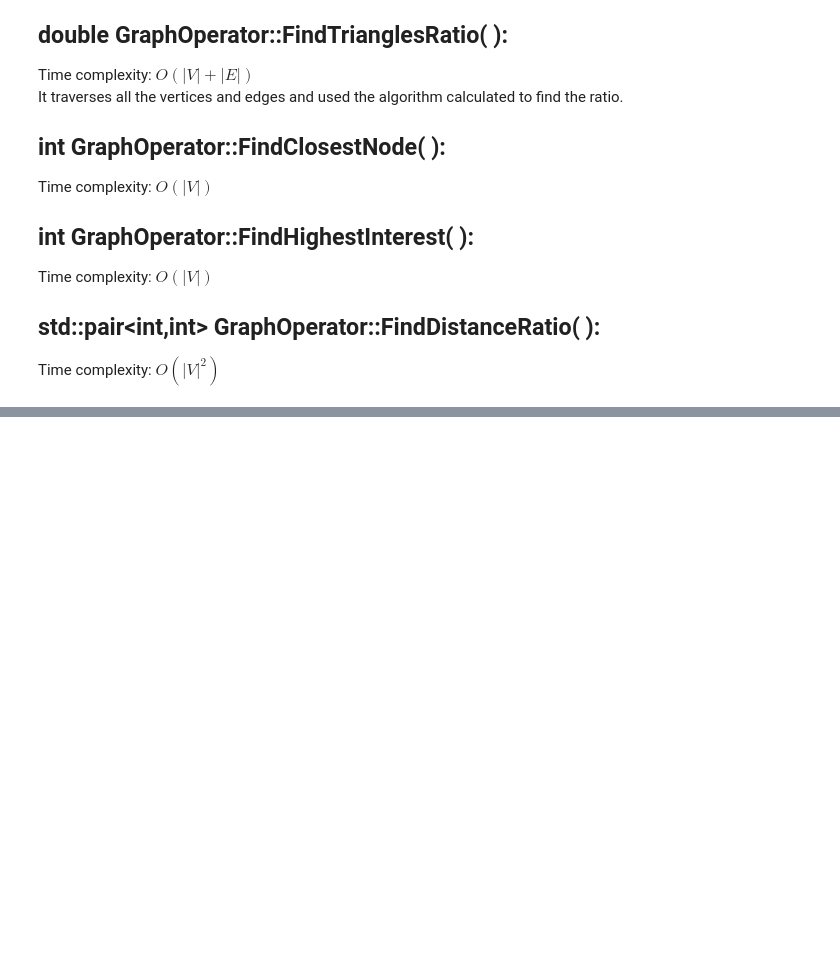
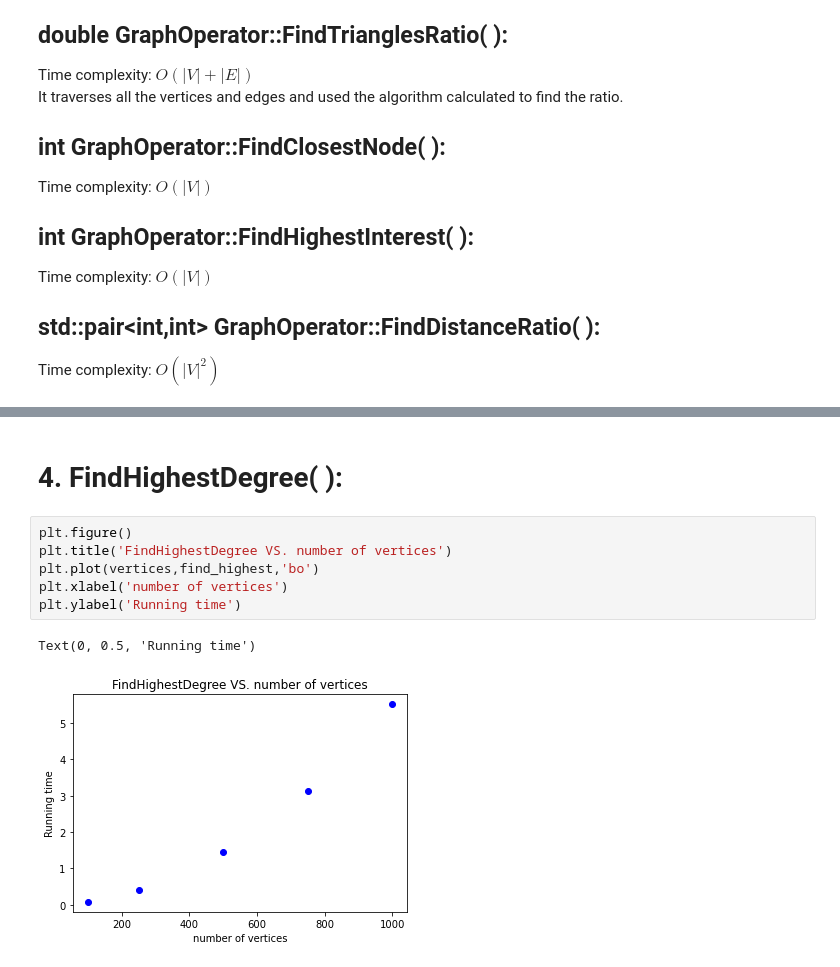
Before and after one commit to xichenhe/CS130A-PA2, a Jupyter notebook: PA2 Documentation.ipynb, the cells around one changed output, grey strips where cells are left out. Cells and saved outputs as stored; diff of their text form; blank space fills up the shorter version.

```diff
--- a/PA2 Documentation.ipynb
+++ b/PA2 Documentation.ipynb
@@ -38,0 +223,11 @@ Time complexity: $O(\left\lvert {V}\right\rvert^2)$
+# %% [markdown]
+# 4. FindHighestDegree(  ):
+# %%
+plt.figure()
+plt.title('FindHighestDegree VS. number of vertices')
+plt.plot(vertices,find_highest,'bo')
+plt.xlabel('number of vertices')
+plt.ylabel('Running time')
+# %% [output]
+Text(0, 0.5, 'Running time')
+[figure, added]
```
Also changed, not shown: parts of 34 cells of this notebook, 11 other files.
